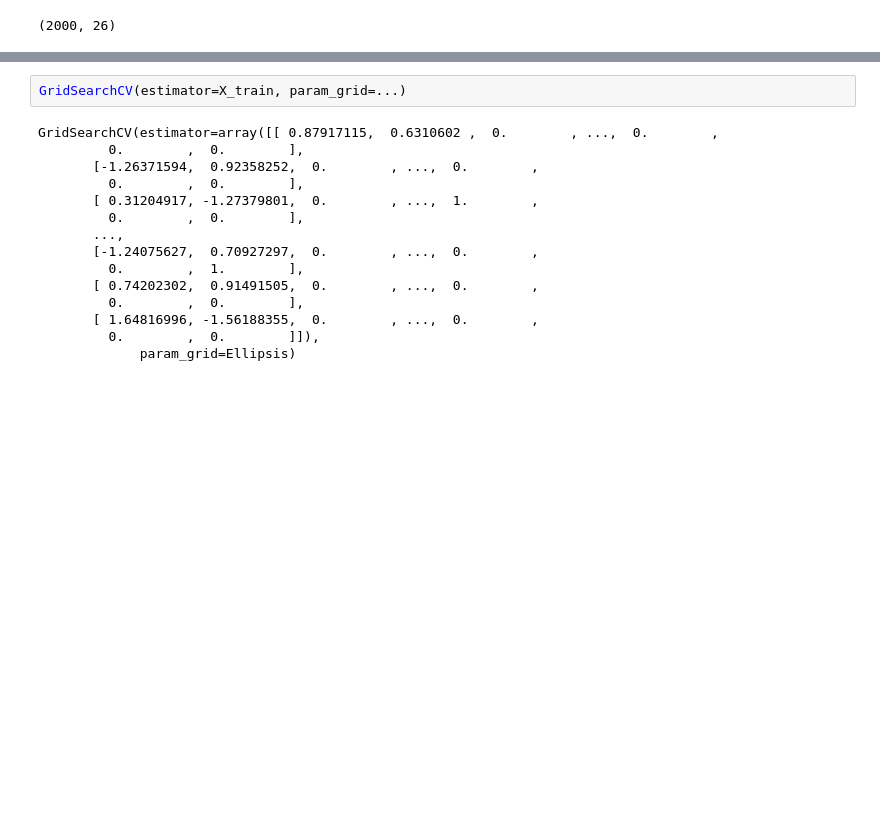
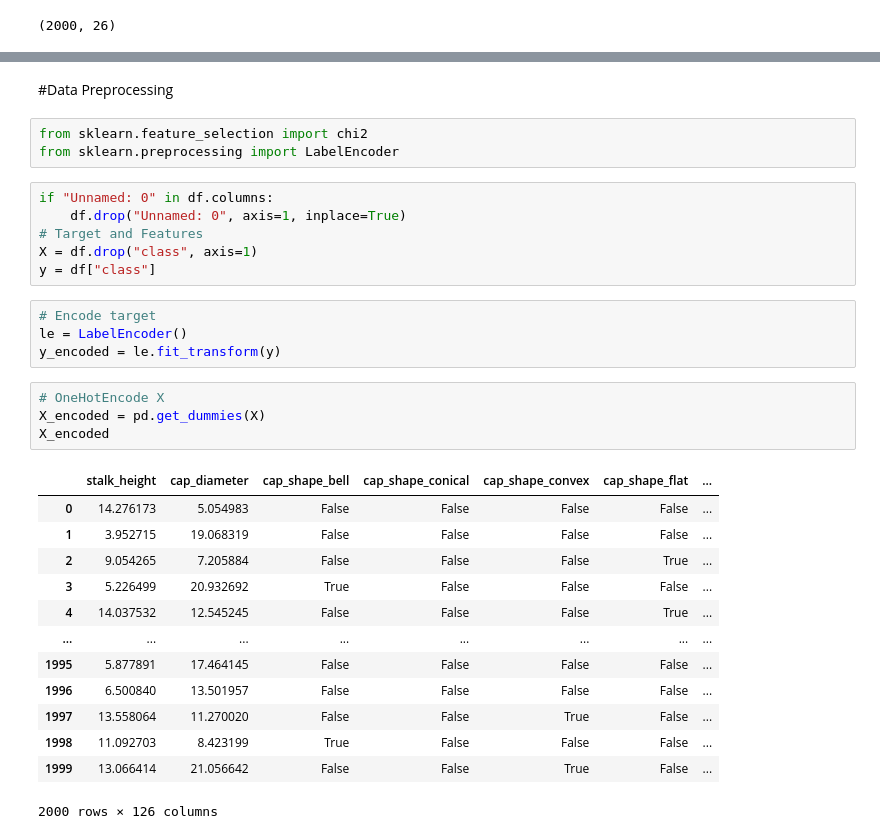
Before and after one commit to omkargutal/Data_Science-ML-Projects-Topicwise-, a Jupyter notebook: SVM/SVM.ipynb, the cells around one changed output, grey strips where cells are left out. Cells and saved outputs as stored; diff of their text form; blank space fills up the shorter version.

```diff
--- a/SVM/SVM.ipynb
+++ b/SVM/SVM.ipynb
@@ -321,17 +75,33 @@ grid_search=GridSearchCV(cm,params)
-# %%
-GridSearchCV(estimator=X_train, param_grid=...)
-# %% [output]
-GridSearchCV(estimator=array([[ 0.87917115,  0.6310602 ,  0.        , ...,  0.        ,
-         0.        ,  0.        ],
-       [-1.26371594,  0.92358252,  0.        , ...,  0.        ,
-         0.        ,  0.        ],
-       [ 0.31204917, -1.27379801,  0.        , ...,  1.        ,
-         0.        ,  0.        ],
-       ...,
-       [-1.24075627,  0.70927297,  0.        , ...,  0.        ,
-         0.        ,  1.        ],
-       [ 0.74202302,  0.91491505,  0.        , ...,  0.        ,
-         0.        ,  0.        ],
-       [ 1.64816996, -1.56188355,  0.        , ...,  0.        ,
-         0.        ,  0.        ]]),
-             param_grid=Ellipsis)
+# %% [markdown]
+#Data Preprocessing
+# %%
+from sklearn.feature_selection import chi2
+from sklearn.preprocessing import LabelEncoder
+# %%
+if "Unnamed: 0" in df.columns:
+    df.drop("Unnamed: 0", axis=1, inplace=True)
+# Target and Features
+X = df.drop("class", axis=1)
+y = df["class"]
+# %%
+# Encode target
+le = LabelEncoder()
+y_encoded = le.fit_transform(y)
+# %%
+# OneHotEncode X
+X_encoded = pd.get_dummies(X)
+X_encoded
+# %% [output]
+|  | stalk_height | cap_diameter | cap_shape_bell | cap_shape_conical | cap_shape_convex | cap_shape_flat | ... |
+| 0 | 14.276173 | 5.054983 | False | False | False | False | ... |
+| 1 | 3.952715 | 19.068319 | False | False | False | False | ... |
+| 2 | 9.054265 | 7.205884 | False | False | False | True | ... |
+| 3 | 5.226499 | 20.932692 | True | False | False | False | ... |
+| 4 | 14.037532 | 12.545245 | False | False | False | True | ... |
+| ... | ... | ... | ... | ... | ... | ... | ... |
+| 1995 | 5.877891 | 17.464145 | False | False | False | False | ... |
+| 1996 | 6.500840 | 13.501957 | False | False | False | False | ... |
+| 1997 | 13.558064 | 11.270020 | False | False | True | False | ... |
+| 1998 | 11.092703 | 8.423199 | True | False | False | False | ... |
+| 1999 | 13.066414 | 21.056642 | False | False | True | False | ... |
+2000 rows × 126 columns
```
Also changed, not shown: parts of 63 cells of this notebook, 6 other files.
